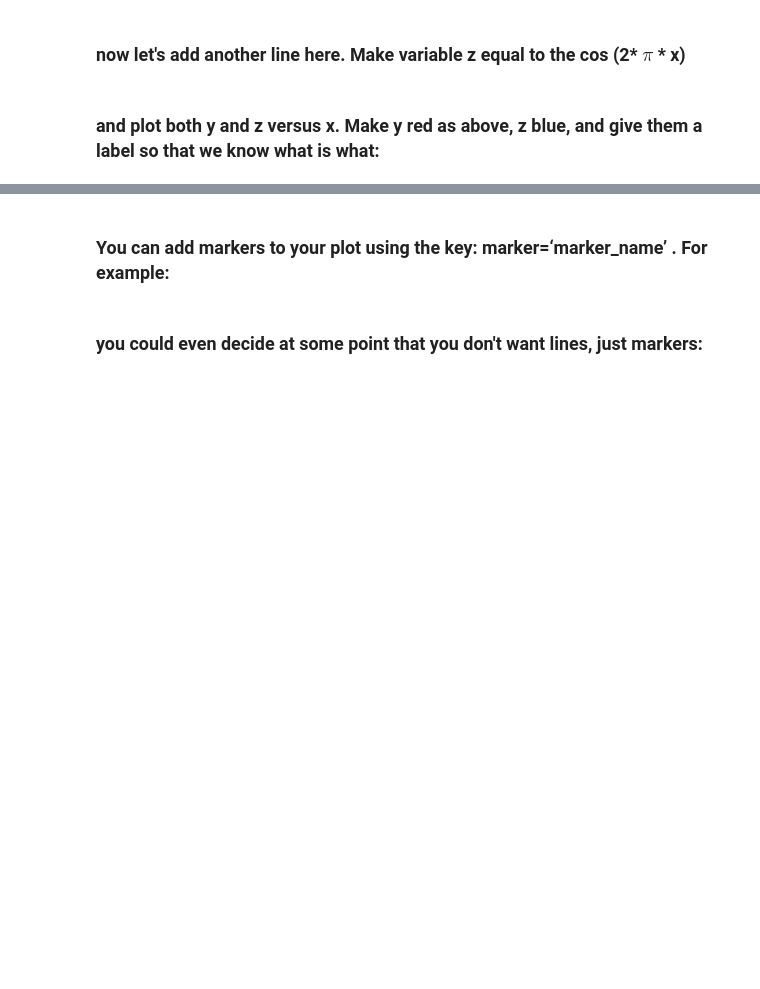
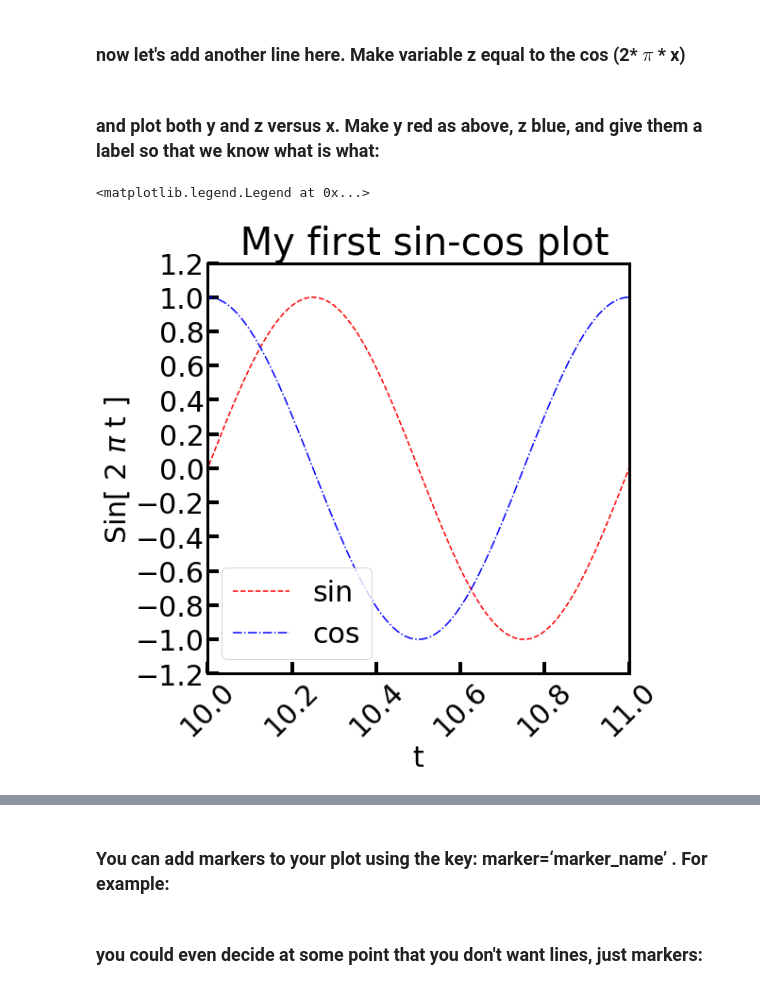
Before and after one commit to logangarcia01/PHZ3150_LoganGarcia, a Jupyter notebook: lecture/matplotlib_intro_classroom.ipynb, the cells around one changed output, grey strips where cells are left out. Saved outputs shown, nothing was run; the diff lists cells and outputs as text; code cells hidden in the pictures; blank space fills up the shorter version.

```diff
--- a/lecture/matplotlib_intro_classroom.ipynb
+++ b/lecture/matplotlib_intro_classroom.ipynb
@@ -215,25 +274,28 @@ z = np.cos( 2 * np.pi * x )
 ### and plot both y and z versus x. Make y red as above, z blue, and give them a label so that we know what is what:
 # %%
 plt.figure( figsize = (8, 8 ) )
-#plt.plot  ( x, y, color = 'red' , linestyle = '--' , label = 'sin' )
-#plt.plot  ( x, z , color = 'blue', linestyle = '-.', label = 'cos' )
+plt.plot  ( x, y, color = 'red' , linestyle = '--' , label = 'sin' )
+plt.plot  ( x, z , color = 'blue', linestyle = '-.', label = 'cos' )
 
 
 plt.xlabel( 't'                 , fontsize = 30 )
 plt.ylabel( 'Sin[ 2 $\pi$ t ] ' , fontsize = 30 )
 plt.title( ' My first sin-cos plot' , fontsize = 40 )
 
 plt.xlim( 10, 11 )
 
 #change this a bit, so that we see the legend later on:
 plt.yticks( np.arange( -1.2, 1.4, step = 0.2 ) ,fontsize=30 )
 plt.xticks( np.arange( 10, 11.1, 0.2 ) ,fontsize=30 , rotation = 45)
 
 
 plt.tick_params(axis='both',which='major',length=12, width=4,direction='in')
 
 #add the legend so that we see the labels
 plt.legend( fontsize = 30 )
+# %% [output]
+<matplotlib.legend.Legend at 0x...>
+[figure, added]
 # %%
 #### hm, looks a bit cluttered at the bottom left; let's rotate the x labels by 45 degrees:
 
```
Also changed, not shown: parts of 18 cells of this notebook, 3 other files.
